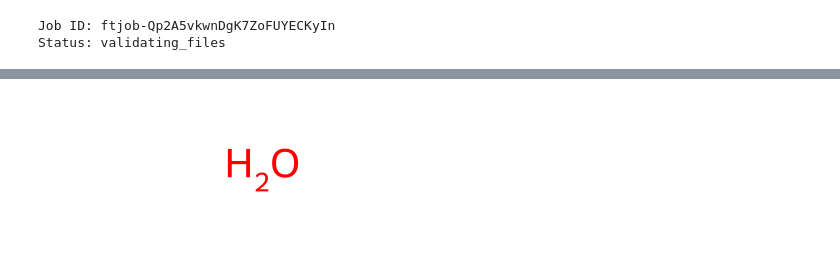
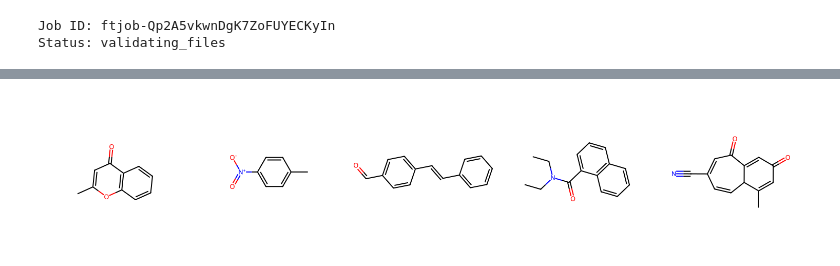
Before and after one commit to azadoks/ai_for_chemistry, a Jupyter notebook: notebooks/gptchem_regression.ipynb, the cells around one changed output, grey strips where cells are left out. Cells and saved outputs as stored; diff of their text form; code cells hidden in the pictures.

```diff
--- a/notebooks/gptchem_regression.ipynb
+++ b/notebooks/gptchem_regression.ipynb
@@ -280,4 +176,0 @@ Chem.MolFromSmiles(validate_df.iloc[386]['SMILES'])
-# %%
-Chem.MolFromSmiles(validate_df.iloc[386]['SOLVENT_SMILES'])
-# %% [output]
-[figure, removed]
@@ -389,0 +199,27 @@ def wavelength_to_spectrum(wavelength, intensity=1):
+# %%
+gpt_ft_gen = [{
+    'MOLECULE_SMILES': 'CC1=CC(=O)C2=C(O1)C=CC=C2',
+    'SOLVENT_NAME': 'Acetonitrile'
+}, {
+    'MOLECULE_SMILES': 'CC1=CC=C(C=C1)[N+](=O)[O-]',
+    'SOLVENT_NAME': 'Dichloromethane'
+}, {
+    'MOLECULE_SMILES': 'C1=CC(=CC=C1C=CC2=CC=CC=C2)C=O',
+    'SOLVENT_NAME': 'Tetrahydrofuran'
+}, {
+    'MOLECULE_SMILES': 'CCN(CC)C(=O)C1=CC=CC2=C1C=CC=C2',
+    'SOLVENT_NAME': 'Diethyl Ether'
+}, {
+    'MOLECULE_SMILES': 'CC1=CC(=O)C=C2C1C=CC(=CC2=O)C#N',
+    'SOLVENT_NAME': 'Ethanol'
+}]
+# %%
+mols = []
+for res in gpt_ft_gen:
+    canon_smiles = Chem.MolFromSmiles(res['MOLECULE_SMILES'], sanitize=True)
+    mols.append(canon_smiles)
+    # Chem.Draw.MolToImage(canon_smiles)
+
+Chem.Draw.MolsToGridImage(mols, subImgSize=(300,300), molsPerRow=5)
+# %% [output]
+[figure, added]
```
Also changed, not shown: parts of 11 cells of this notebook, 17 other files.
